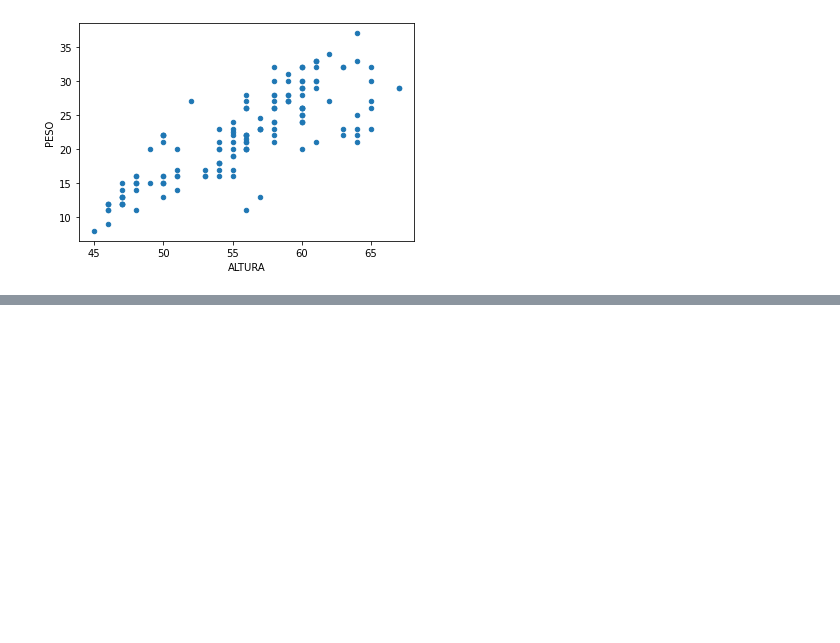
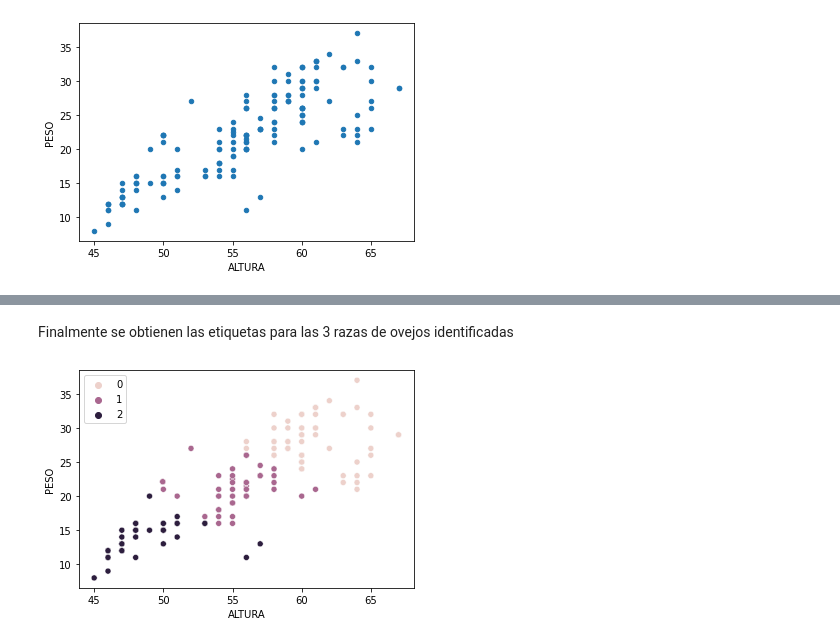
Before and after one commit to oscarjose9423/Modelling, a Jupyter notebook: Modelado.ipynb, the cells around one changed output, grey strips where cells are left out. Drawn from its saved outputs; the diff is of its cells as text; code cells hidden in the pictures; blank space fills up the shorter version.

```diff
--- a/Modelado.ipynb
+++ b/Modelado.ipynb
@@ -301,0 +470,7 @@ plt.show()
+# %% [markdown]
+Finalmente se obtienen las etiquetas para las 3 razas de ovejos identificadas
+# %%
+sns.scatterplot(data= ovejos, hue= raza_ovejo, x = 'ALTURA',y= 'PESO')
+plt.show()
+# %% [output]
+[figure, added]
```
Also changed, not shown: parts of 30 cells of this notebook.
